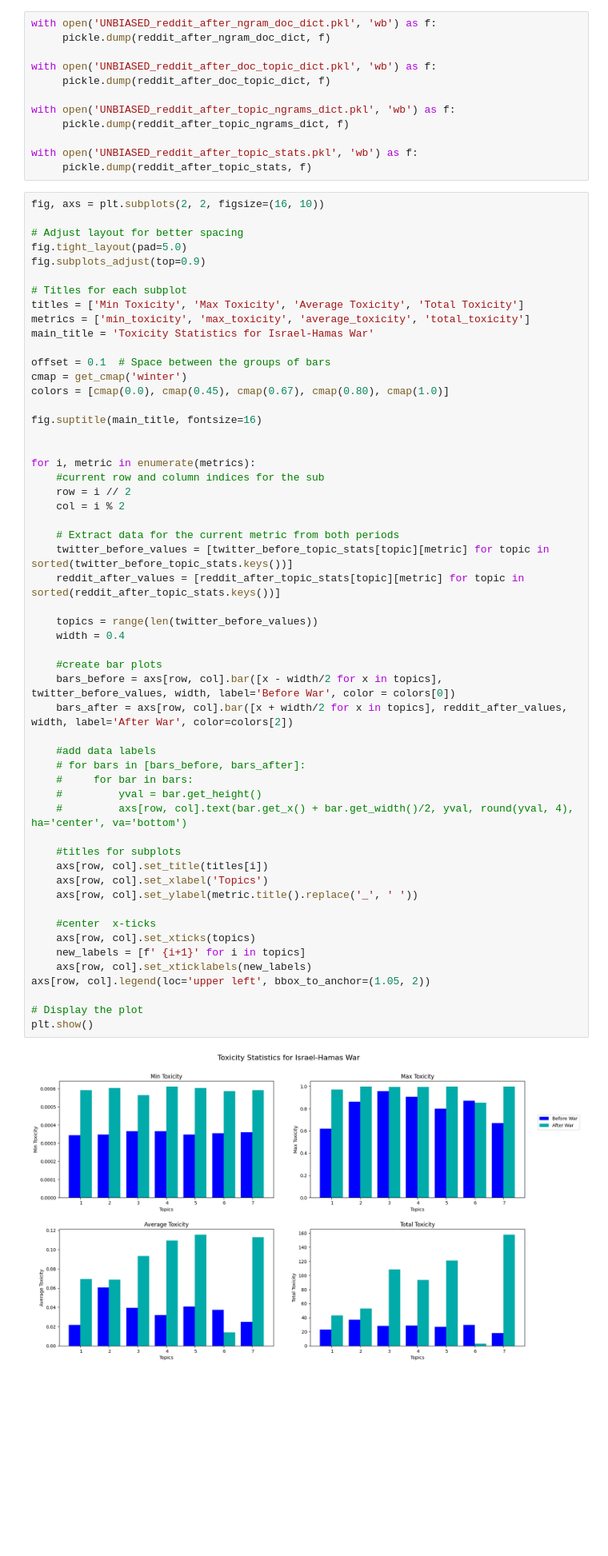
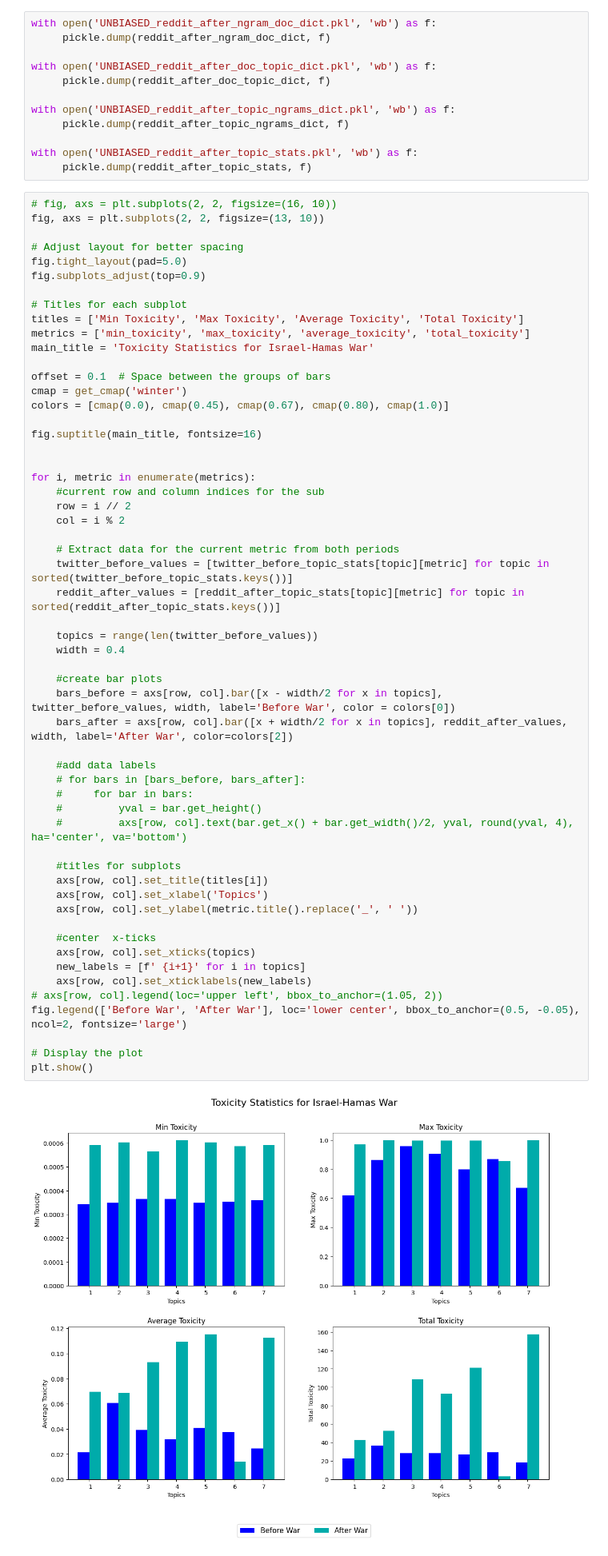
Before and after one commit to JordanMiner/Social_Media_and_Conflict, a Jupyter notebook: israel_gaza.ipynb, the cells around one changed output. Shown: that part at 80% size. Saved outputs shown, nothing was run; the diff lists cells and outputs as text; blank space fills up the shorter version.

```diff
--- a/israel_gaza.ipynb
+++ b/israel_gaza.ipynb
@@ -604,7 +604,8 @@ with open('UNBIASED_reddit_after_topic_ngrams_dict.pkl', 'wb') as f:
 with open('UNBIASED_reddit_after_topic_stats.pkl', 'wb') as f:
      pickle.dump(reddit_after_topic_stats, f)
 # %%
-fig, axs = plt.subplots(2, 2, figsize=(16, 10))
+# fig, axs = plt.subplots(2, 2, figsize=(16, 10))
+fig, axs = plt.subplots(2, 2, figsize=(13, 10))
 
 # Adjust layout for better spacing
 fig.tight_layout(pad=5.0)
@@ -630,35 +631,36 @@ for i, metric in enumerate(metrics):
     # Extract data for the current metric from both periods
     twitter_before_values = [twitter_before_topic_stats[topic][metric] for topic in sorted(twitter_before_topic_stats.keys())]
     reddit_after_values = [reddit_after_topic_stats[topic][metric] for topic in sorted(reddit_after_topic_stats.keys())]
 
     topics = range(len(twitter_before_values))
     width = 0.4
 
     #create bar plots
     bars_before = axs[row, col].bar([x - width/2 for x in topics], twitter_before_values, width, label='Before War', color = colors[0])
     bars_after = axs[row, col].bar([x + width/2 for x in topics], reddit_after_values, width, label='After War', color=colors[2])
 
     #add data labels
     # for bars in [bars_before, bars_after]:
     #     for bar in bars:
     #         yval = bar.get_height()
     #         axs[row, col].text(bar.get_x() + bar.get_width()/2, yval, round(yval, 4), ha='center', va='bottom')
 
     #titles for subplots
     axs[row, col].set_title(titles[i])
     axs[row, col].set_xlabel('Topics')
     axs[row, col].set_ylabel(metric.title().replace('_', ' '))
 
     #center  x-ticks
     axs[row, col].set_xticks(topics)
     new_labels = [f' {i+1}' for i in topics]
     axs[row, col].set_xticklabels(new_labels)
-axs[row, col].legend(loc='upper left', bbox_to_anchor=(1.05, 2))
+# axs[row, col].legend(loc='upper left', bbox_to_anchor=(1.05, 2))
+fig.legend(['Before War', 'After War'], loc='lower center', bbox_to_anchor=(0.5, -0.05), ncol=2, fontsize='large')
 
 # Display the plot
 plt.show()
 # %% [output]
-[figure, old version]
+[figure, new version]
 # %% [markdown]
 # Linear Regression
 # %%
```
Also changed, not shown: parts of 5 cells of this notebook, 5 other files.
